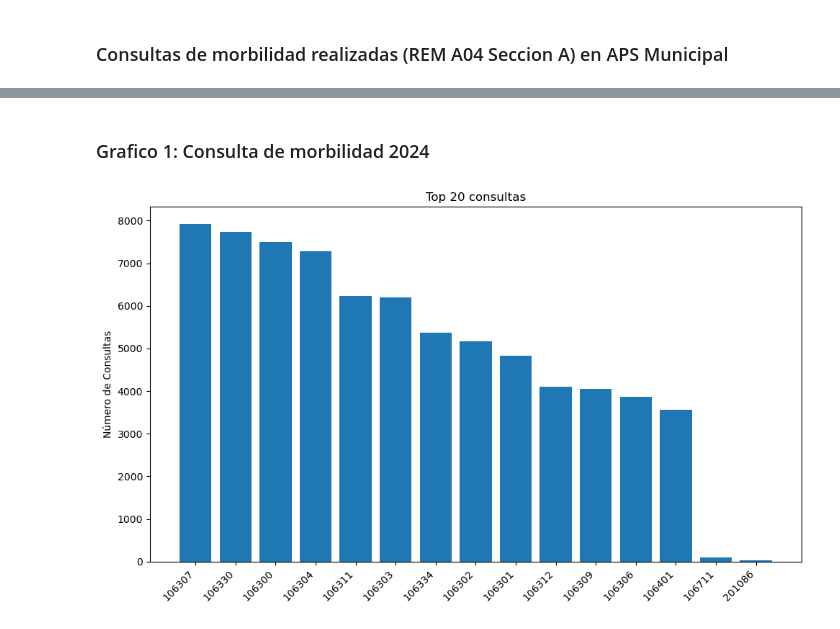
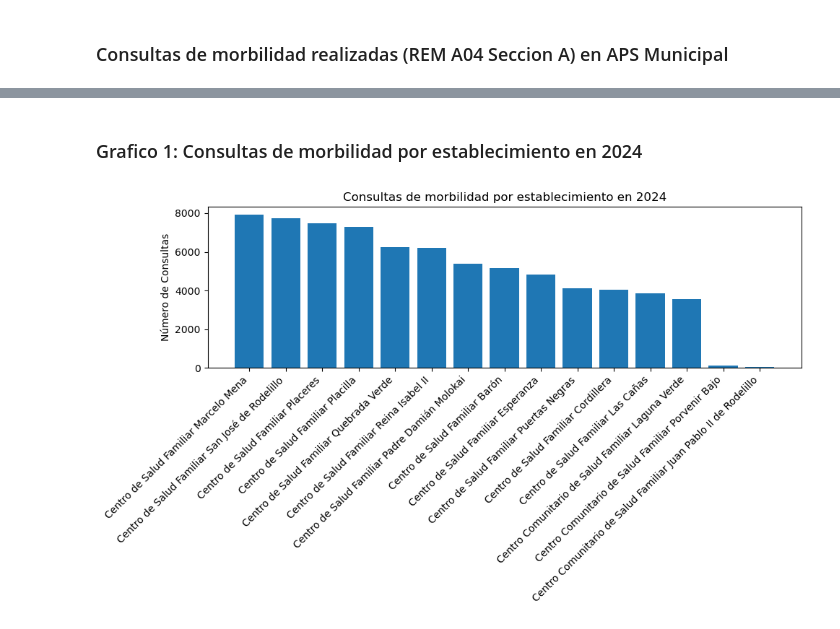
Before and after one commit to renzovergarag/analisis-rem-2024, a Jupyter notebook: notebooks/analisis-rem-2024/visualizaciones/consultas-morbilidad-2024.ipynb, the cells around one changed output, grey strips where cells are left out. Saved outputs shown, nothing was run; the diff lists cells and outputs as text; code cells hidden in the pictures.

Commit message:
in progress: traduccion de IdEstablecimiento a Nombre oficial

```diff
--- a/notebooks/analisis-rem-2024/visualizaciones/consultas-morbilidad-2024.ipynb
+++ b/notebooks/analisis-rem-2024/visualizaciones/consultas-morbilidad-2024.ipynb
@@ -70,6 +70,7 @@ codigos = [
 
 df_ids_est_salud_valparaiso = df_est_salud_valparaiso['Código Vigente'].tolist()
 df_consultas_morbilidad = df_rem_2024.query("(IdEstablecimiento in @df_ids_est_salud_valparaiso) & (CodigoPrestacion in @codigos)")[['IdEstablecimiento', 'Mes', 'Col01']]
-group_consultas_morb_establecimiento_mes = df_consultas_morbilidad.groupby(['IdEstablecimiento'])['Col01'].sum().reset_index()
-print(group_consultas_morb_establecimiento_mes.sort_values(by=['Col01'], ascending=False).head(20))
+df_consultas_morbilidad_con_nombre_establecimiento = df_consultas_morbilidad.merge(df_est_salud_valparaiso[['Código Vigente', 'Nombre Oficial']], left_on='IdEstablecimiento', right_on='Código Vigente', how='left')
+group_consultas_morb_establecimiento_mes = df_consultas_morbilidad_con_nombre_establecimiento.groupby(['Nombre Oficial'])['Col01'].sum().reset_index()
+group_consultas_morb_establecimiento_mes.sort_values(by=['Col01'], ascending=False).head(20)
 # %% [output]
@@ -92,26 +93,26 @@ print(group_consultas_morb_establecimiento_mes.sort_values(by=['Col01'], ascendi
 # %% [markdown]
-### Grafico 1: Consulta de morbilidad 2024
+### Grafico 1: Consultas de morbilidad por establecimiento en 2024
 # %%
 df_top = (
     group_consultas_morb_establecimiento_mes
     .sort_values(by=['Col01'], ascending=False)
     .head(20)
     .reset_index()          # convierte índice a columnas si viene de groupby
 )
 
 # Verificar que Col01 es numérico
 df_top['Col01'] = pd.to_numeric(df_top['Col01'], errors='coerce')
 
 # Verificación: imprimir si df_top está vacío (para depuración)
 if df_top.empty:
     print("df_top está vacío. Verifica los datos de entrada.")
 else:
     plt.figure(figsize=(10,6))
     plt.bar(range(len(df_top)), df_top['Col01'])  # Usar índices numéricos para X
-    plt.xticks(range(len(df_top)), df_top['IdEstablecimiento'], rotation=45, ha='right')  # Asignar etiquetas
+    plt.xticks(range(len(df_top)), df_top['Nombre Oficial'], rotation=45, ha='right')  # Asignar etiquetas
     plt.ylabel('Número de Consultas')  # Cambiar ylabel para claridad
-    plt.title('Top 20 consultas')
+    plt.title('Consultas de morbilidad por establecimiento en 2024')
     plt.tight_layout()
     plt.show()
 # %% [output]
-[figure, old version]
+[figure, new version]
```
Also changed, not shown: parts of 1 cell of this notebook.
